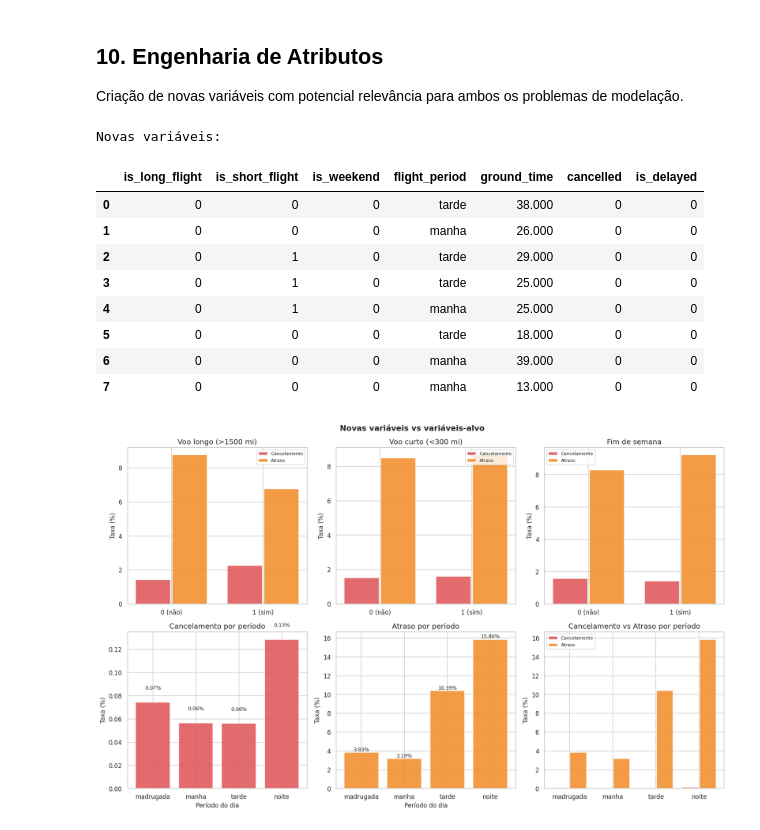
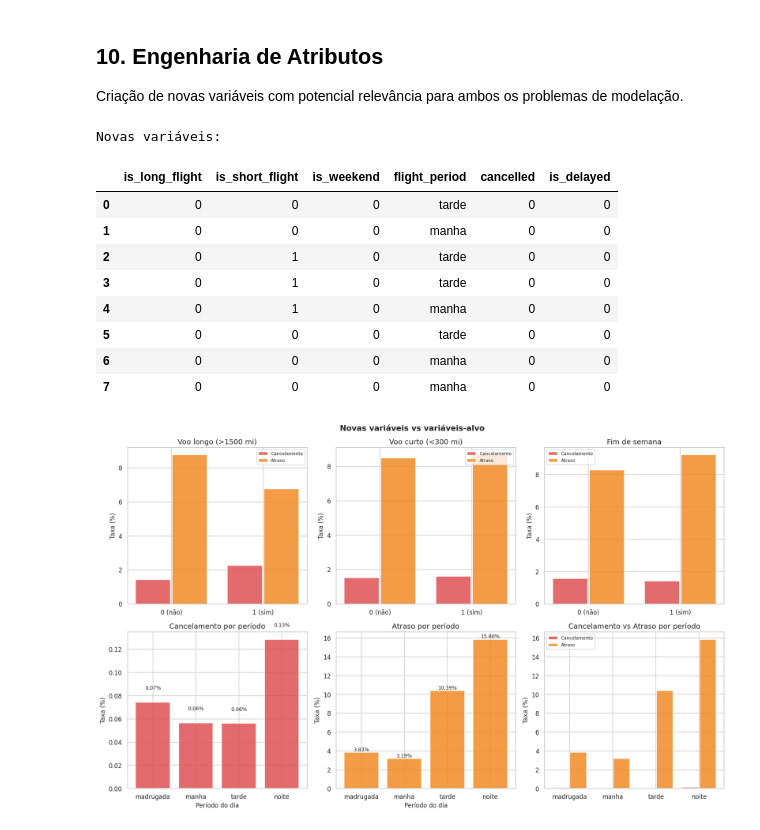
Before and after one commit to rodrigoramooos/previsao-atrasos-voos, a Jupyter notebook: notebooks/1.0_eda_limpeza.ipynb, the cells around one changed output. Saved outputs shown, nothing was run; the diff lists cells and outputs as text; code cells hidden in the pictures.

```diff
--- a/notebooks/1.0_eda_limpeza.ipynb
+++ b/notebooks/1.0_eda_limpeza.ipynb
@@ -777,8 +830,7 @@ mascara_erro = (dados["velocidade_tmp"] > 1100) | (dados["velocidade_tmp"] < 160
 print(f"Registos com velocidade fisicamente impossível: {mascara_erro.sum()}")
 display(dados.loc[mascara_erro, ["origin", "distance", "air_time", "velocidade_tmp"]].head(10))
 
-dados = dados.loc[~mascara_erro].copy()
-dados.drop(columns=["velocidade_tmp"], inplace=True)
+dados = dados.loc[~mascara_erro].drop(columns=["velocidade_tmp"]).copy()
 print(f"\nDimensão final após limpeza: {dados.shape}")
 print(f"Taxa de cancelamento: {dados['cancelled'].mean()*100:.2f}%")
 print(f"Taxa de atraso: {dados['is_delayed'].mean()*100:.2f}%")
@@ -815,30 +867,23 @@ Criação de novas variáveis com potencial relevância para ambos os problemas
 # %%
 dados["is_long_flight"]  = (dados["distance"] > 1500).astype(int)
 dados["is_short_flight"] = (dados["distance"] < 300).astype(int)
 dados["is_weekend"]      = dados["day_of_week"].isin([6, 7]).astype(int)
+dados["flight_period"]   = dados["dep_time"].apply(obter_periodo_do_dia)
 
-dados["flight_period"] = dados["dep_time"].apply(obter_periodo_do_dia)
-
-dados["ground_time"] = np.where(
-    dados["taxi_out"].notna() & dados["taxi_in"].notna(),
-    dados["taxi_out"] + dados["taxi_in"],
-    np.nan
-)
-
-novas = ["is_long_flight", "is_short_flight", "is_weekend", "flight_period", "ground_time"]
+novas = ["is_long_flight", "is_short_flight", "is_weekend", "flight_period"]
 print("Novas variáveis:")
 display(dados[novas + ["cancelled", "is_delayed"]].head(8))
 # %% [output]
 Novas variáveis:
-|  | is_long_flight | is_short_flight | is_weekend | flight_period | ground_time | cancelled | is_delayed |
-| 0 | 0 | 0 | 0 | tarde | 38.000 | 0 | 0 |
-| 1 | 0 | 0 | 0 | manha | 26.000 | 0 | 0 |
-| 2 | 0 | 1 | 0 | tarde | 29.000 | 0 | 0 |
-| 3 | 0 | 1 | 0 | tarde | 25.000 | 0 | 0 |
-| 4 | 0 | 1 | 0 | manha | 25.000 | 0 | 0 |
-| 5 | 0 | 0 | 0 | tarde | 18.000 | 0 | 0 |
-| 6 | 0 | 0 | 0 | manha | 39.000 | 0 | 0 |
-| 7 | 0 | 0 | 0 | manha | 13.000 | 0 | 0 |
+|  | is_long_flight | is_short_flight | is_weekend | flight_period | cancelled | is_delayed |
+| 0 | 0 | 0 | 0 | tarde | 0 | 0 |
+| 1 | 0 | 0 | 0 | manha | 0 | 0 |
+| 2 | 0 | 1 | 0 | tarde | 0 | 0 |
+| 3 | 0 | 1 | 0 | tarde | 0 | 0 |
+| 4 | 0 | 1 | 0 | manha | 0 | 0 |
+| 5 | 0 | 0 | 0 | tarde | 0 | 0 |
+| 6 | 0 | 0 | 0 | manha | 0 | 0 |
+| 7 | 0 | 0 | 0 | manha | 0 | 0 |
 # %%
 fig, axes = plt.subplots(2, 3, figsize=(16, 10))
 
```
Also changed, not shown: parts of 14 cells of this notebook.
